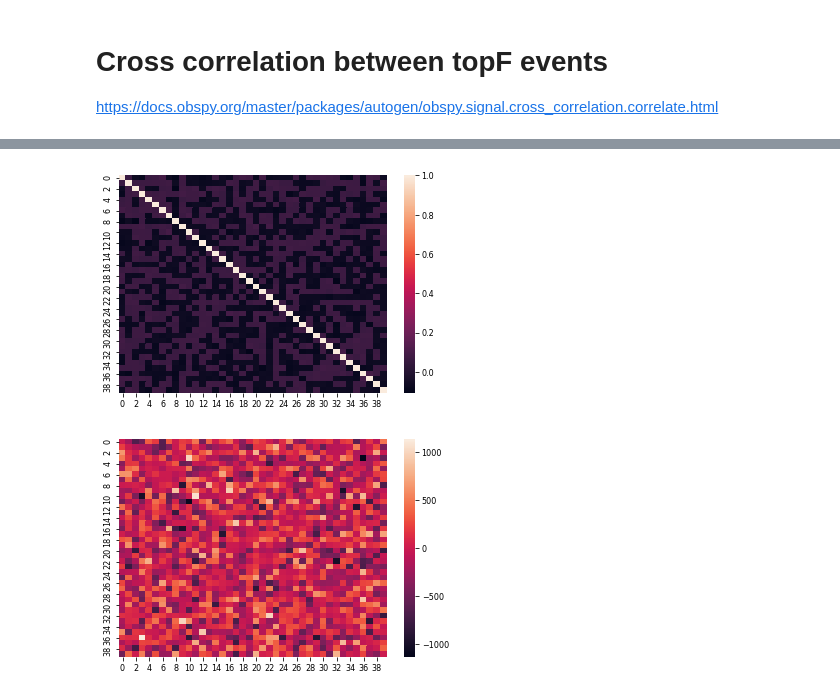
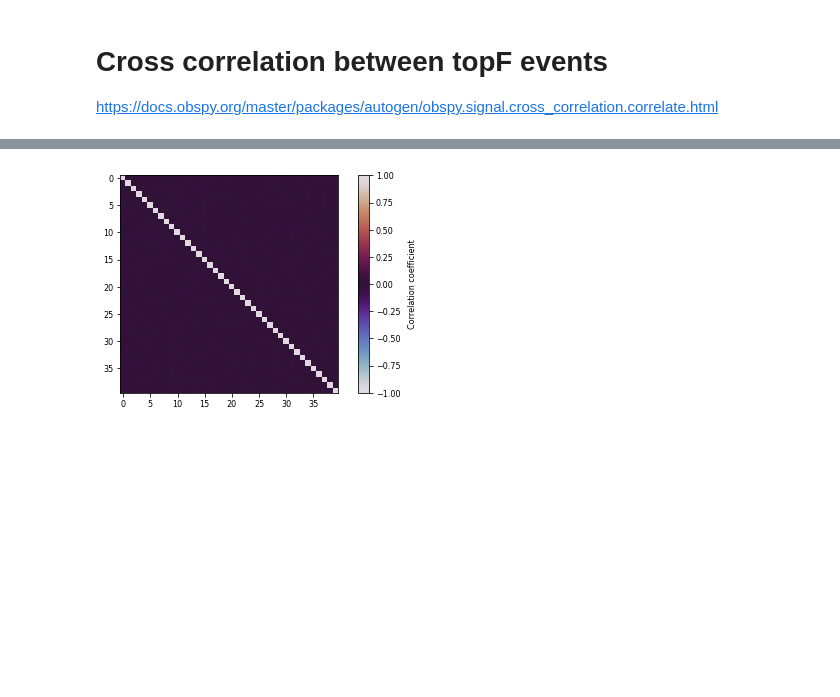
Before and after one commit to tsawi/Unsupervised_ML_Gornergletscher, a Jupyter notebook: notebooks/plotting_SuppFigs.ipynb, the cells around one changed output, grey strips where cells are left out. Saved outputs shown, nothing was run; the diff lists cells and outputs as text; code cells hidden in the pictures; blank space fills up the shorter version.

```diff
--- a/notebooks/plotting_SuppFigs.ipynb
+++ b/notebooks/plotting_SuppFigs.ipynb
@@ -594,10 +594,38 @@ len(catRepN)
 # Cross correlation between topF events
 
 https://docs.obspy.org/master/packages/autogen/obspy.signal.cross_correlation.correlate.html
+# %%
+def plotCCMatrix_Synth(wf_list,shift_cc):
+###    shift_cc : #Number of samples to shift for cross correlation. The cross-correlation will consist of 2*shift+1 or 2*shift samples. The sample with zero shift will be in the middle.
+
+    cc_mat = np.zeros([len(wf_list),len(wf_list)])
+    lag_mat = np.zeros([len(wf_list),len(wf_list)])
+
+    for i in range(len(wf_list)):
+        for j in range(len(wf_list)):
+
+            wf_A = wf_list[i]
+            wf_B = wf_list[j]
+
+
+            cc = correlate(wf_A, wf_B, shift_cc)
+            lag, max_cc = xcorr_max(cc)
+
+            cc_mat[i,j] = max_cc
+            lag_mat[i,j] = lag
+
+    plt.figure()
+    plt.imshow(cc_mat)
+    cbar = plt.colorbar(pad=.06)
+    cbar.set_label('Correlation coefficient',labelpad=8)#,fontsize = 14)
+    plt.clim(-1,1)
 # %%
+plt.rcParams['image.cmap']='twilight'
+
+
 shift_cc = lenData
 
 
 figureFunctions2.plotCCMatrix(catRep,shift_cc,dataH5_path,station,channel,fmin,fmax,fs)
-plt.savefig(pathFig + 'S_CC_events.png')
+plt.savefig(pathFig + 'Supp_CC_events.png')
 # %% [output]
@@ -613,11 +669,10 @@ plt.savefig(pathFig + 'S_CC_Noise.png')
 # %%
 Nx = 40 #number of waveforms
 Nsigma = 1 * np.ones(Nx) #array of std for gaussians for waveforms
 mu = 0 #mean of gauss
-wf_list = generate_noise(mu=mu, sigma=Nsigma, x=Nx, samples=lenData) #list of waveform arrays--- from Jonathon Sheppard
+wf_list = generate_noise(mu=mu, sigma=Nsigma, x=Nx, samples=lenDataN) #list of waveform arrays--- from Jonathon Sheppard
 shift_cc = len(wf_list[0]) #max number of samples cross correlation can shift
 plotCCMatrix_Synth(wf_list,shift_cc)
-plt.savefig(pathFig + 'CC_RANDomnoise.png')
+plt.savefig(pathFig + 'Supp_CC_RANDomnoise.png')
 # %% [output]
-[figure, old version]
+[figure, new version]
-[figure, removed]
```
Also changed, not shown: parts of 6 cells of this notebook, 6 other files.
